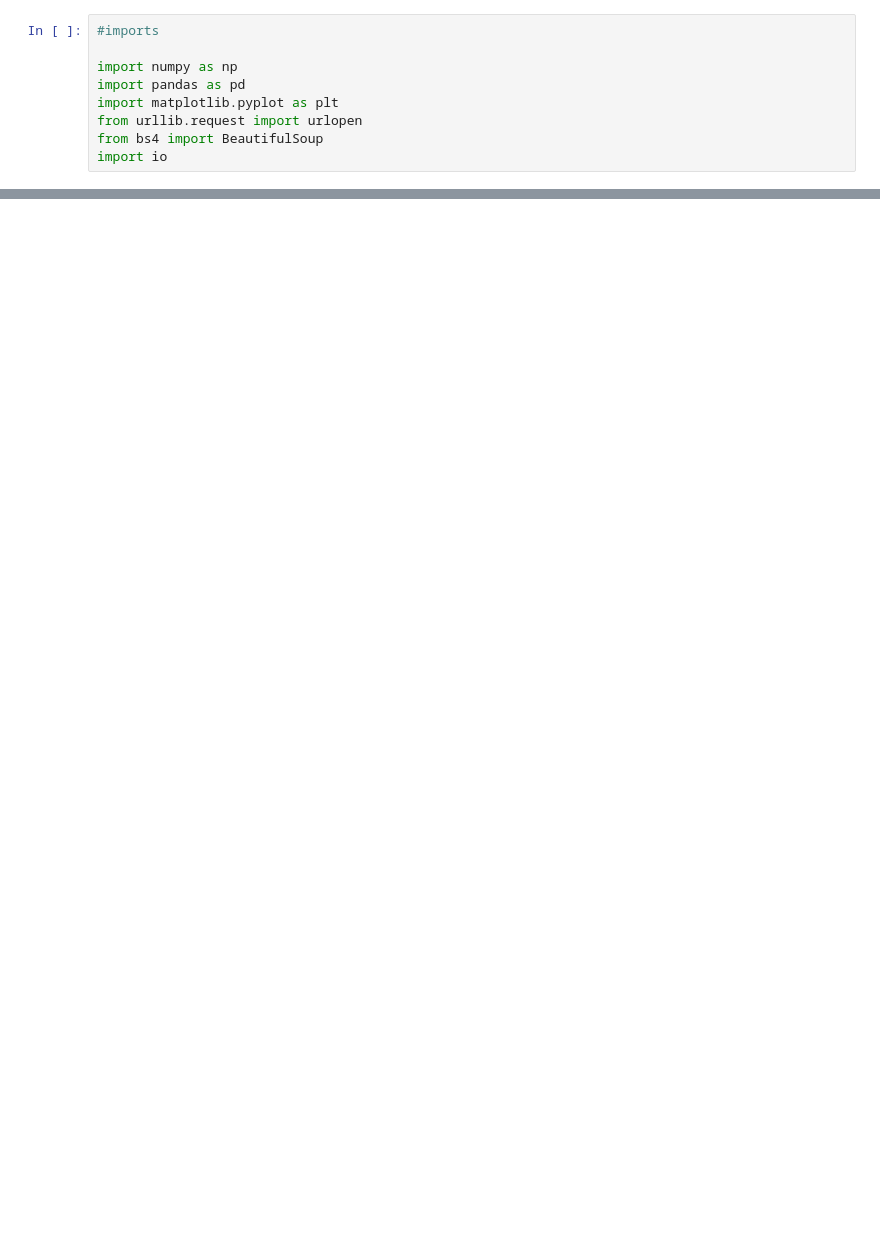
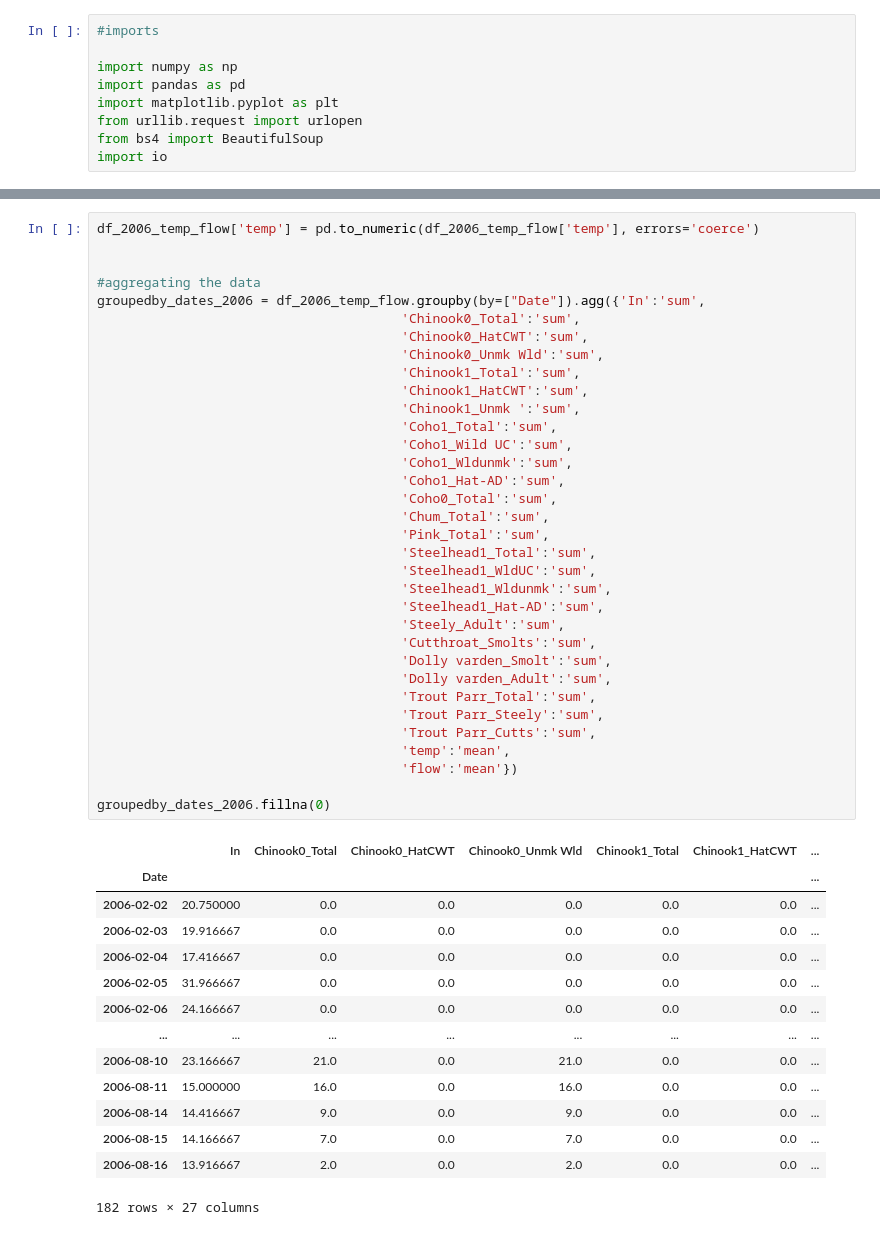
Before and after one commit to maria-kuruvilla/pied_piper, a Jupyter notebook: dungeness_2006.ipynb, the cells around one changed output, grey strips where cells are left out. Cells and saved outputs as stored; diff of their text form; blank space fills up the shorter version.

```diff
--- a/dungeness_2006.ipynb
+++ b/dungeness_2006.ipynb
@@ -66,0 +116,49 @@ Index(['Down', 'Up', 'In', 'Chinook0_Total', 'Chinook0_HatCWT',
+# %%
+df_2006_temp_flow['temp'] = pd.to_numeric(df_2006_temp_flow['temp'], errors='coerce')
+
+
+#aggregating the data
+groupedby_dates_2006 = df_2006_temp_flow.groupby(by=["Date"]).agg({'In':'sum',
+                                       'Chinook0_Total':'sum',
+                                       'Chinook0_HatCWT':'sum',
+                                       'Chinook0_Unmk Wld':'sum',
+                                       'Chinook1_Total':'sum',
+                                       'Chinook1_HatCWT':'sum',
+                                       'Chinook1_Unmk ':'sum',
+                                       'Coho1_Total':'sum',
+                                       'Coho1_Wild UC':'sum',
+                                       'Coho1_Wldunmk':'sum',
+                                       'Coho1_Hat-AD':'sum',
+                                       'Coho0_Total':'sum',
+                                       'Chum_Total':'sum',
+                                       'Pink_Total':'sum',
+                                       'Steelhead1_Total':'sum',
+                                       'Steelhead1_WldUC':'sum',
+                                       'Steelhead1_Wldunmk':'sum',
+                                       'Steelhead1_Hat-AD':'sum',
+                                       'Steely_Adult':'sum',
+                                       'Cutthroat_Smolts':'sum',
+                                       'Dolly varden_Smolt':'sum',
+                                       'Dolly varden_Adult':'sum',
+                                       'Trout Parr_Total':'sum',
+                                       'Trout Parr_Steely':'sum',
+                                       'Trout Parr_Cutts':'sum',
+                                       'temp':'mean',
+                                       'flow':'mean'})
+
+groupedby_dates_2006.fillna(0)
+# %% [output]
+|  | In | Chinook0_Total | Chinook0_HatCWT | Chinook0_Unmk Wld | Chinook1_Total | Chinook1_HatCWT | ... |
+| Date |  |  |  |  |  |  | ... |
+| 2006-02-02 | 20.750000 | 0.0 | 0.0 | 0.0 | 0.0 | 0.0 | ... |
+| 2006-02-03 | 19.916667 | 0.0 | 0.0 | 0.0 | 0.0 | 0.0 | ... |
+| 2006-02-04 | 17.416667 | 0.0 | 0.0 | 0.0 | 0.0 | 0.0 | ... |
+| 2006-02-05 | 31.966667 | 0.0 | 0.0 | 0.0 | 0.0 | 0.0 | ... |
+| 2006-02-06 | 24.166667 | 0.0 | 0.0 | 0.0 | 0.0 | 0.0 | ... |
+| ... | ... | ... | ... | ... | ... | ... | ... |
+| 2006-08-10 | 23.166667 | 21.0 | 0.0 | 21.0 | 0.0 | 0.0 | ... |
+| 2006-08-11 | 15.000000 | 16.0 | 0.0 | 16.0 | 0.0 | 0.0 | ... |
+| 2006-08-14 | 14.416667 | 9.0 | 0.0 | 9.0 | 0.0 | 0.0 | ... |
+| 2006-08-15 | 14.166667 | 7.0 | 0.0 | 7.0 | 0.0 | 0.0 | ... |
+| 2006-08-16 | 13.916667 | 2.0 | 0.0 | 2.0 | 0.0 | 0.0 | ... |
+182 rows × 27 columns
```
Also changed, not shown: parts of 12 cells of this notebook.
